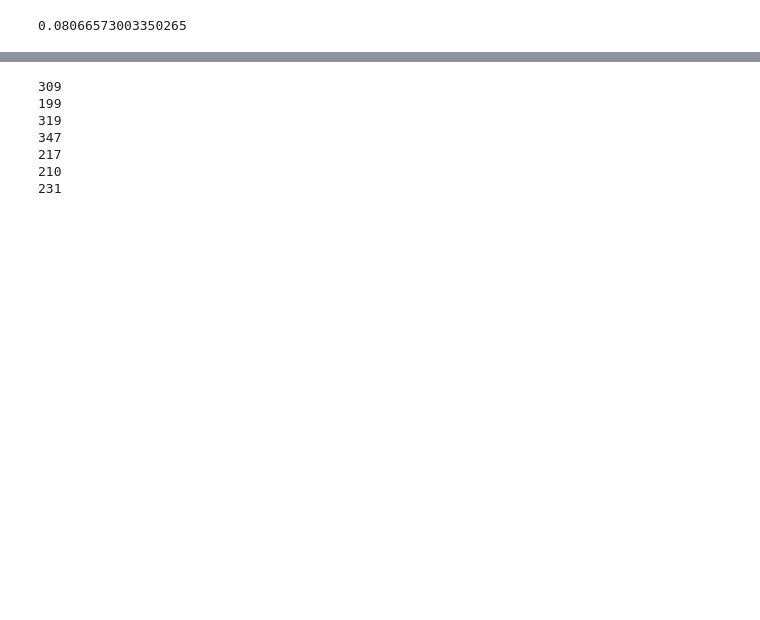
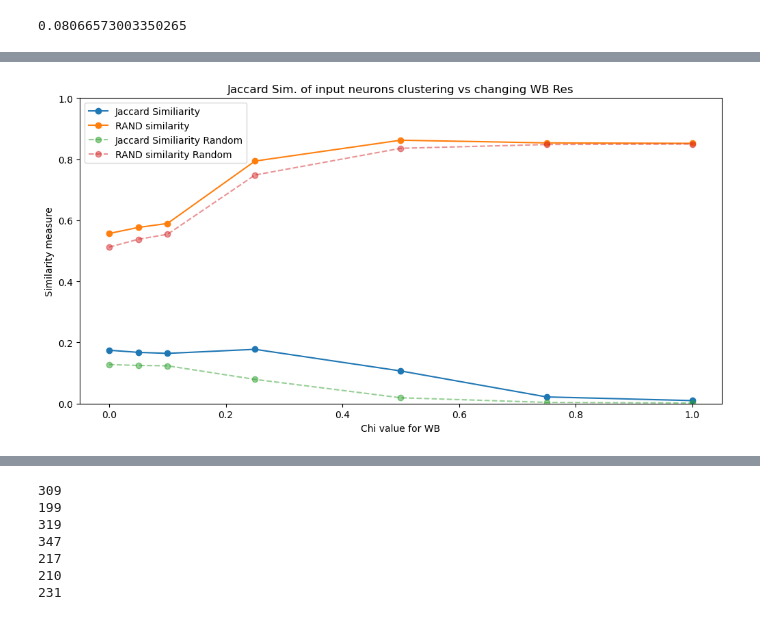
Before and after one commit to Gutierrez-lab/oviIN-analyses-gabrielle, a Jupyter notebook: jaccard_analysis.ipynb, the cells around one changed output, grey strips where cells are left out. Cells and saved outputs as stored; diff of their text form; code cells hidden in the pictures; blank space fills up the shorter version.

```diff
--- a/jaccard_analysis.ipynb
+++ b/jaccard_analysis.ipynb
@@ -269,3 +169,18 @@ for res in resolutions:
 # %%
 import matplotlib.pyplot as plt
 plt.style.use('default')
+# %%
+plt.figure(figsize=(10, 5))
+plt.plot([float(res) for res in resolutions], [jac_indices[res] for res in resolutions], marker='o', label = 'Jaccard Similiarity')
+plt.plot([float(res) for res in resolutions], [rand_scores[res] for res in resolutions], marker='o', label = 'RAND similarity')
+plt.plot([float(res) for res in resolutions], [jac_indices_random[res] for res in resolutions], marker='o', label = 'Jaccard Similiarity Random', linestyle = '--', alpha = 0.5)
+plt.plot([float(res) for res in resolutions], [rand_scores_random[res] for res in resolutions], marker='o', label = 'RAND similarity Random', linestyle = '--', alpha = 0.5)
+plt.legend(loc='upper left')
+plt.tight_layout()
+plt.ylim(0, 1)
+plt.xlabel('Chi value for WB')
+plt.ylabel('Similarity measure')
+plt.title('Jaccard Sim. of input neurons clustering vs changing WB Res')
+plt.show()
+# %% [output]
+[figure, added]
```
Also changed, not shown: parts of 26 cells of this notebook.
